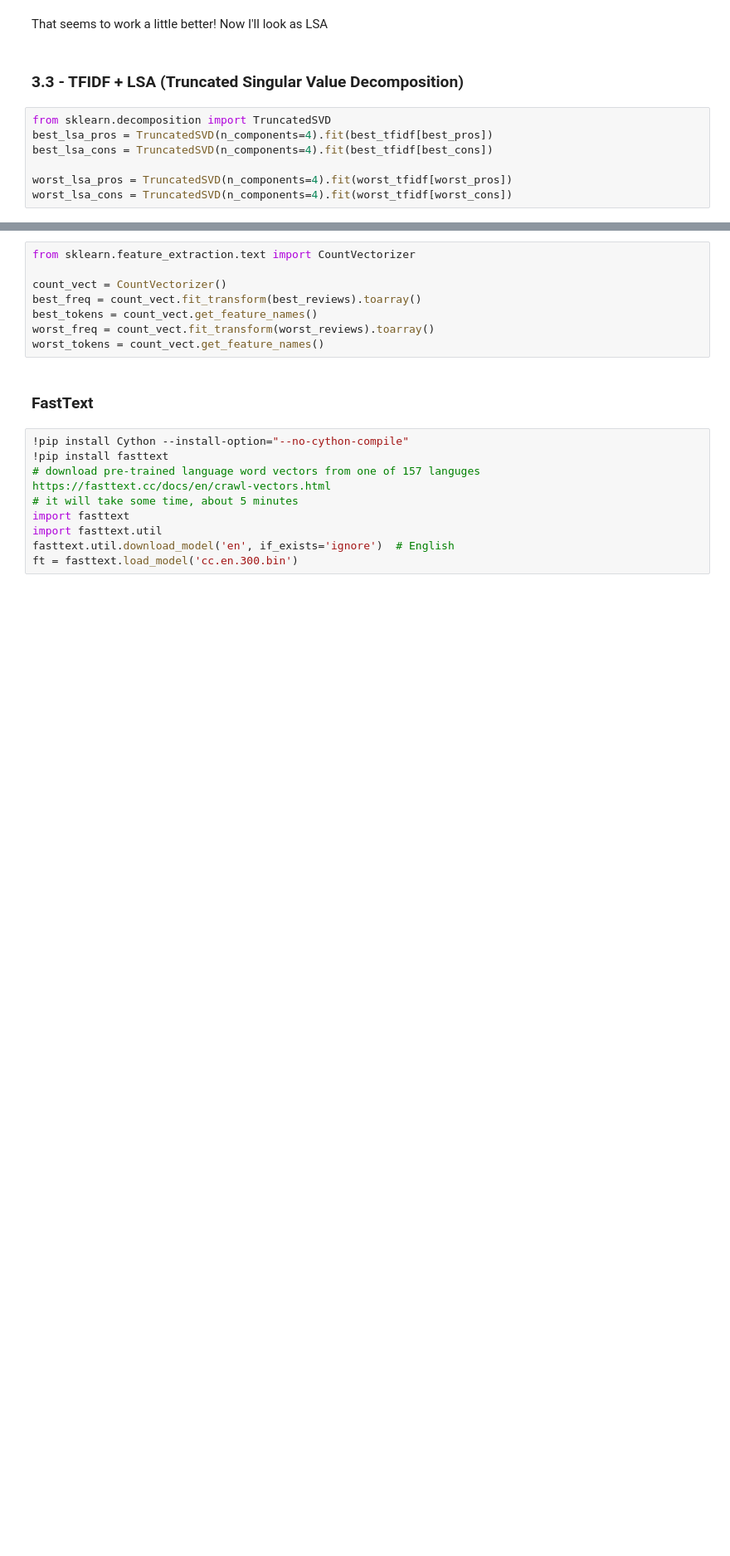
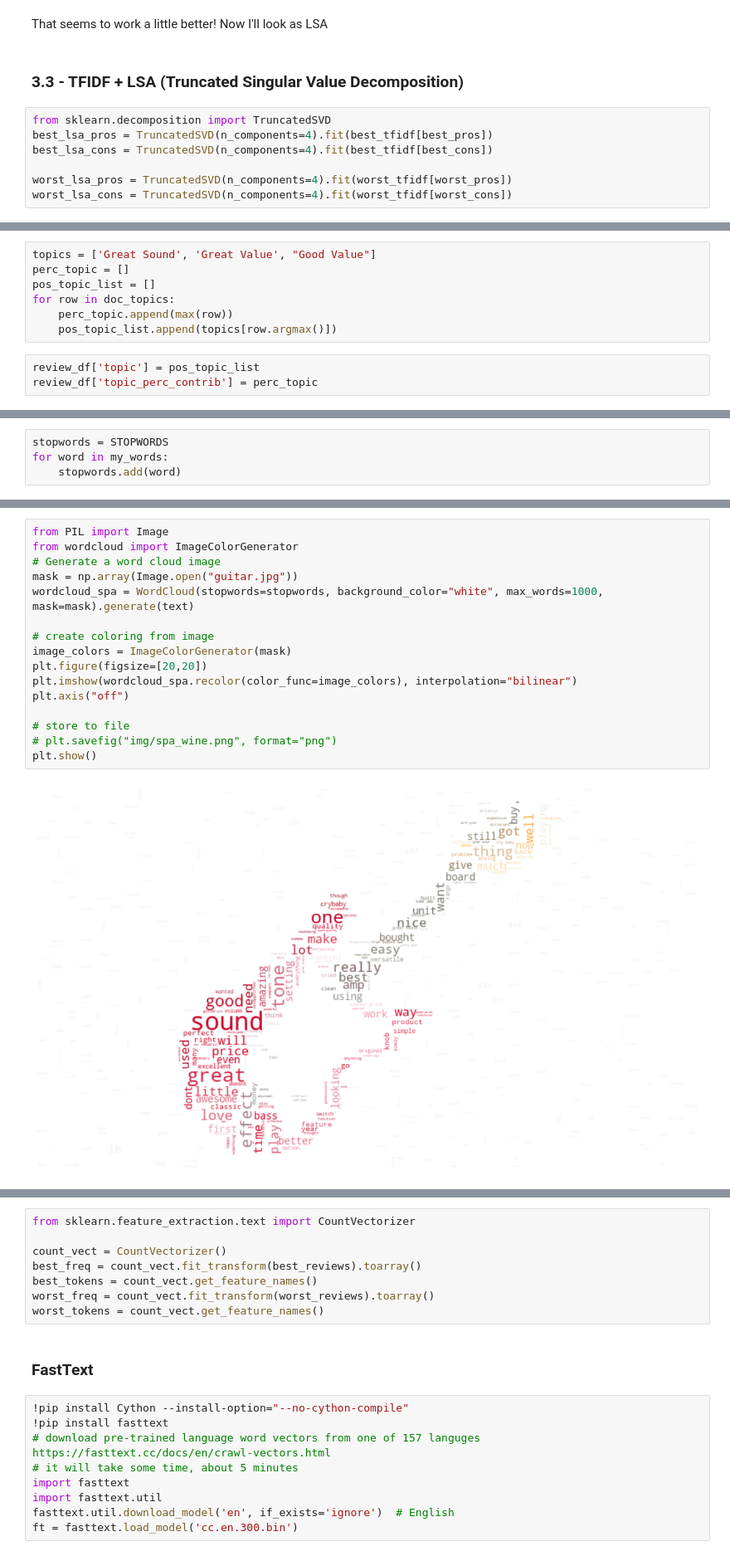
Before and after one commit to Dyllanjrusher/NLP_M4, a Jupyter notebook: notebooks/pedalboard_finder.ipynb, the cells around one changed output, grey strips where cells are left out. Shown at 83% size. Cells and saved outputs as stored; diff of their text form; blank space fills up the shorter version.

```diff
--- a/notebooks/pedalboard_finder.ipynb
+++ b/notebooks/pedalboard_finder.ipynb
@@ -741,0 +1012,10 @@ Topic #3: tones tonal produce thank didnt
+# %%
+topics = ['Great Sound', 'Great Value', "Good Value"]
+perc_topic = []
+pos_topic_list = []
+for row in doc_topics:
+    perc_topic.append(max(row))
+    pos_topic_list.append(topics[row.argmax()])
+# %%
+review_df['topic'] = pos_topic_list
+review_df['topic_perc_contrib'] = perc_topic
@@ -741,0 +1055,4 @@ Topic #3: tones tonal produce thank didnt
+# %%
+stopwords = STOPWORDS
+for word in my_words:
+    stopwords.add(word)
@@ -741,0 +1103,18 @@ Topic #3: tones tonal produce thank didnt
+# %%
+from PIL import Image
+from wordcloud import ImageColorGenerator
+# Generate a word cloud image
+mask = np.array(Image.open("guitar.jpg"))
+wordcloud_spa = WordCloud(stopwords=stopwords, background_color="white", max_words=1000, mask=mask).generate(text)
+
+# create coloring from image
+image_colors = ImageColorGenerator(mask)
+plt.figure(figsize=[20,20])
+plt.imshow(wordcloud_spa.recolor(color_func=image_colors), interpolation="bilinear")
+plt.axis("off")
+
+# store to file
+# plt.savefig("img/spa_wine.png", format="png")
+plt.show()
+# %% [output]
+[figure, added]
```
Also changed, not shown: parts of 72 cells of this notebook, 1 other file.
